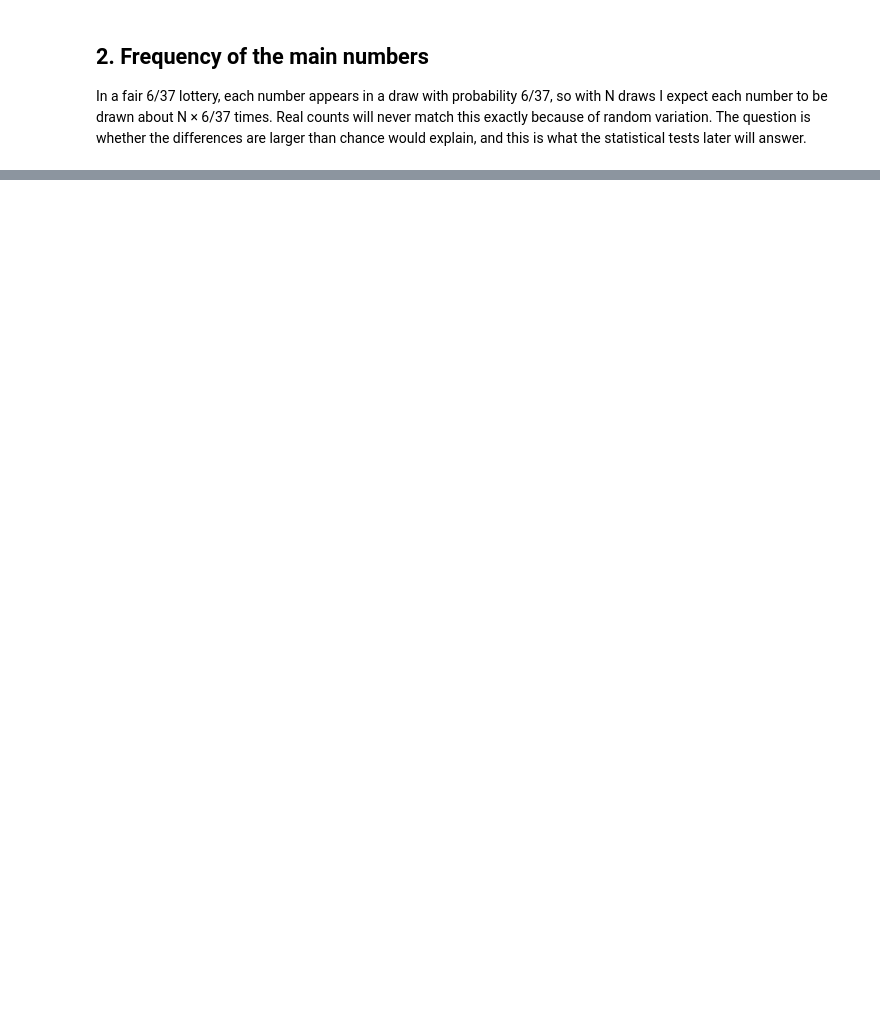
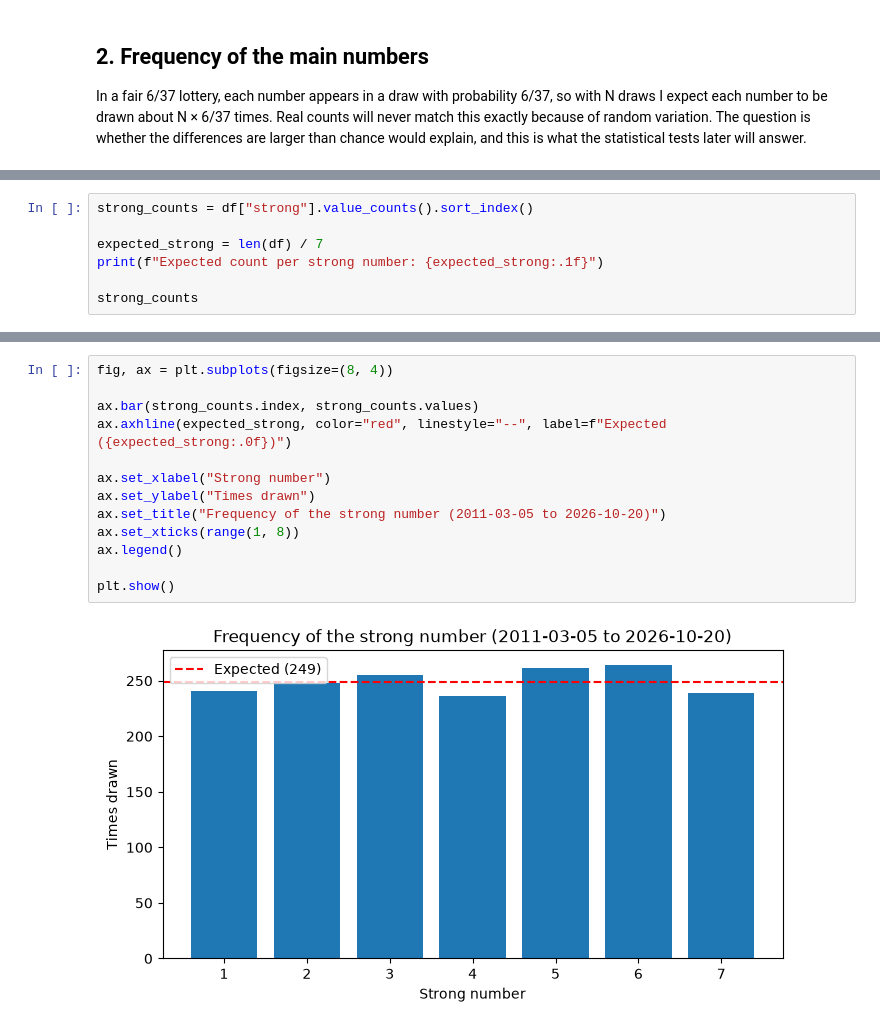
Before and after one commit to timbercodes/lottery-data-analysis, a Jupyter notebook: notebooks/02_eda.ipynb, the cells around one changed output, grey strips where cells are left out. Saved outputs shown, nothing was run; the diff lists cells and outputs as text; blank space fills up the shorter version.

Commit message:
📈 Add strong number and sum of main numbers analysis

```diff
--- a/notebooks/02_eda.ipynb
+++ b/notebooks/02_eda.ipynb
@@ -42,0 +65,7 @@ plt.show()
+# %%
+strong_counts = df["strong"].value_counts().sort_index()
+
+expected_strong = len(df) / 7
+print(f"Expected count per strong number: {expected_strong:.1f}")
+
+strong_counts
@@ -42,0 +83,15 @@ plt.show()
+# %%
+fig, ax = plt.subplots(figsize=(8, 4))
+
+ax.bar(strong_counts.index, strong_counts.values)
+ax.axhline(expected_strong, color="red", linestyle="--", label=f"Expected ({expected_strong:.0f})")
+
+ax.set_xlabel("Strong number")
+ax.set_ylabel("Times drawn")
+ax.set_title("Frequency of the strong number (2011-03-05 to 2026-10-20)")
+ax.set_xticks(range(1, 8))
+ax.legend()
+
+plt.show()
+# %% [output]
+[figure, added]
```
Also changed, not shown: parts of 10 cells of this notebook.
